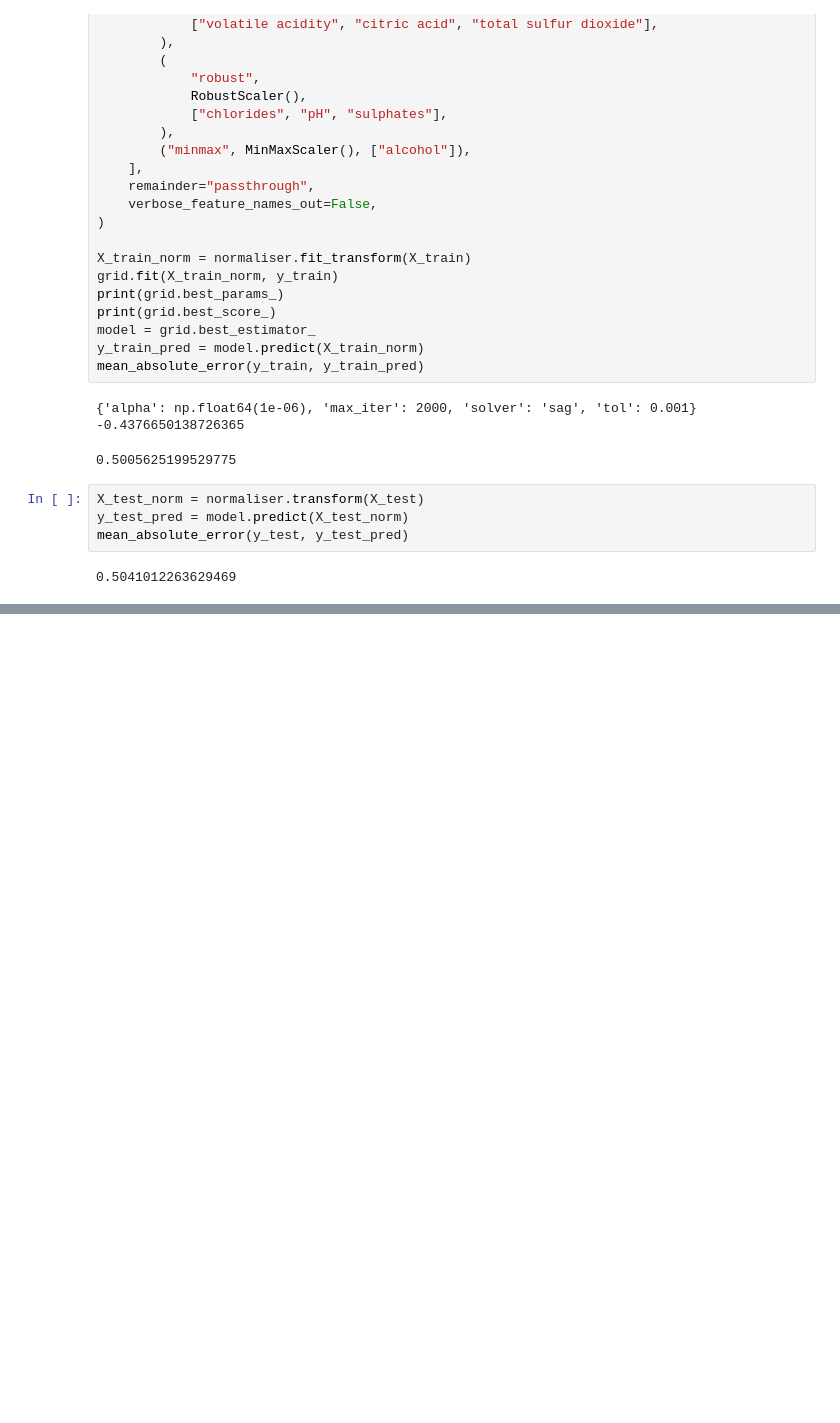
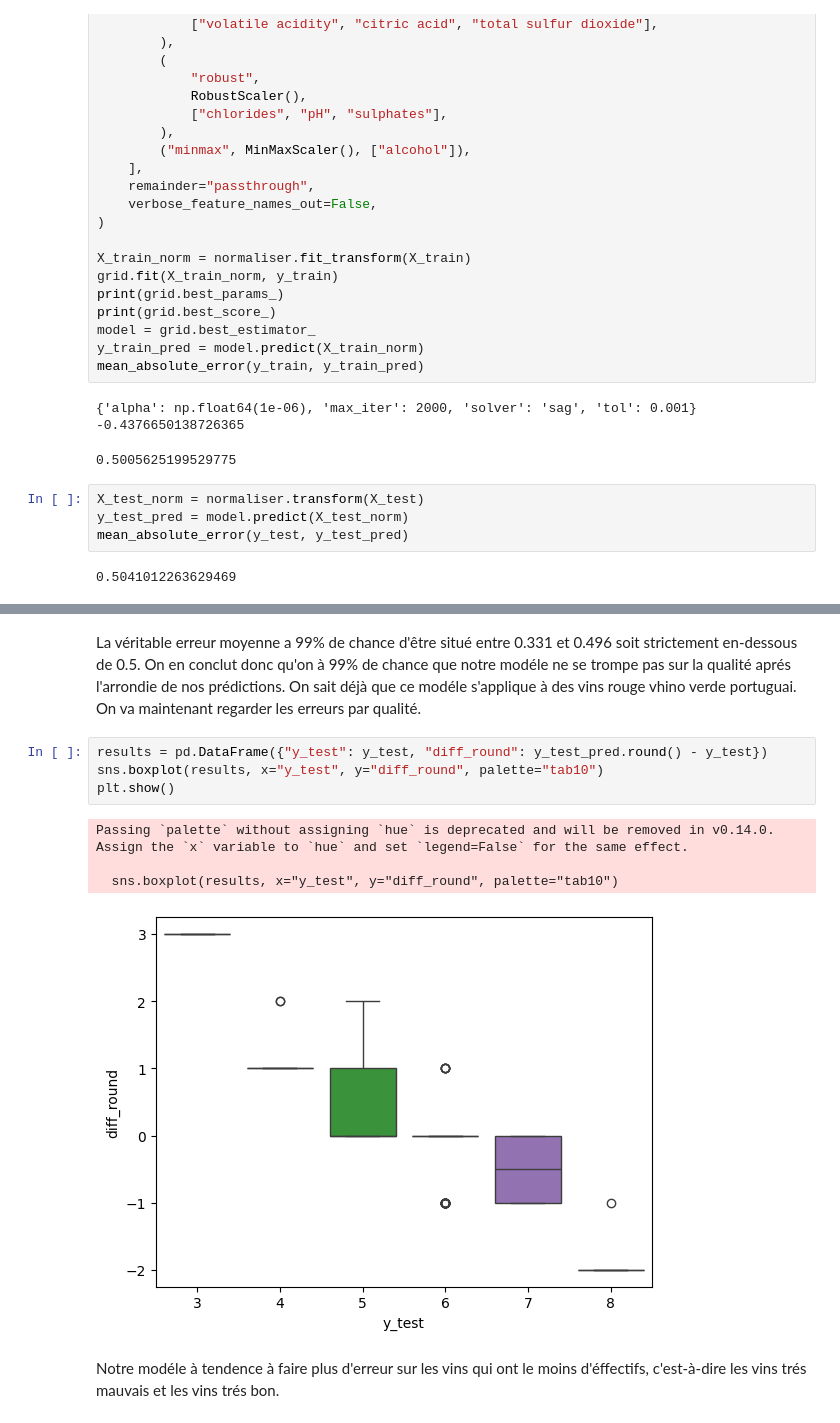
Before and after one commit to fmazur57u/WineQualityPrediction, a Jupyter notebook: winePrediction.ipynb, the cells around one changed output, grey strips where cells are left out. Drawn from its saved outputs; the diff is of its cells as text; blank space fills up the shorter version.

```diff
--- a/winePrediction.ipynb
+++ b/winePrediction.ipynb
@@ -886,0 +948,13 @@ On voit que le normaliser optimiser contient les quatres méthodes. On trouve fi
+# %% [markdown]
+La véritable erreur moyenne a 99% de chance d'être situé entre 0.331 et 0.496 soit strictement en-dessous de 0.5. On en conclut donc qu'on à 99% de chance que notre modéle ne se trompe pas sur la qualité aprés l'arrondie de nos prédictions. On sait déjà que ce modéle s'applique à des vins rouge vhino verde portuguai. On va maintenant regarder les erreurs par qualité.
+# %%
+results = pd.DataFrame({"y_test": y_test, "diff_round": y_test_pred.round() - y_test})
+sns.boxplot(results, x="y_test", y="diff_round", palette="tab10")
+plt.show()
+# %% [output]
+Passing `palette` without assigning `hue` is deprecated and will be removed in v0.14.0. Assign the `x` variable to `hue` and set `legend=False` for the same effect.
+
+  sns.boxplot(results, x="y_test", y="diff_round", palette="tab10")
+[figure, added]
+# %% [markdown]
+Notre modéle à tendence à faire plus d'erreur sur les vins qui ont le moins d'éffectifs, c'est-à-dire les vins trés mauvais et les vins trés bon.
```
Also changed, not shown: parts of 11 cells of this notebook.
